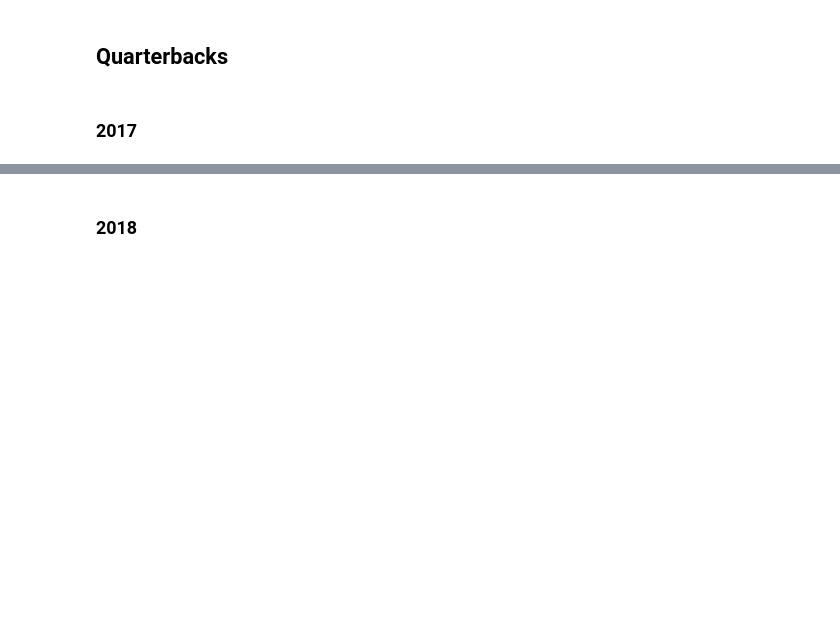
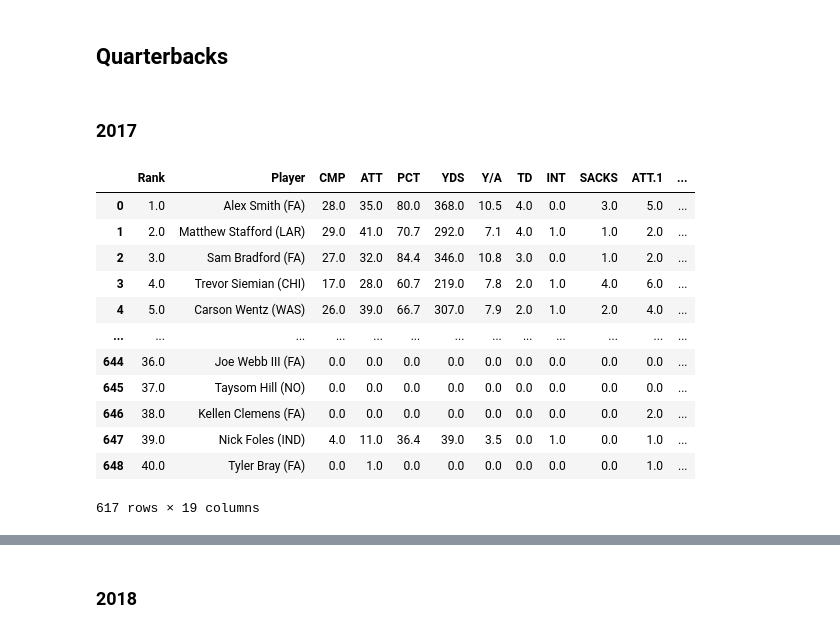
Before and after one commit to meljoy1099/fantasy-football-draft-analysis, a Jupyter notebook: Format FP Data for Time Series.ipynb, the cells around one changed output, grey strips where cells are left out. Cells and saved outputs as stored; diff of their text form; code cells hidden in the pictures; blank space fills up the shorter version.

```diff
--- a/Format FP Data for Time Series.ipynb
+++ b/Format FP Data for Time Series.ipynb
@@ -79,30 +83,45 @@ qb_2017 = ['qb_2017_w1','qb_2017_w2','qb_2017_w3','qb_2017_w4','qb_2017_w5','qb_
 
 # create empty list
 qb_2017_list = []
 
 # append datasets into the list
 for i in range(len(qb_2017)):
     temp_df = pd.read_csv("./data/qb/2017/"+qb_2017[i]+".csv")
     qb_2017_list.append(temp_df)
 
 # Assign new column for game date
 qb_2017_list[0]['Date'] = pd.to_datetime('9/7/2017')
 qb_2017_list[1]['Date'] = pd.to_datetime('9/14/2017')
 qb_2017_list[2]['Date'] = pd.to_datetime('9/21/2017')
 qb_2017_list[3]['Date'] = pd.to_datetime('9/28/2017')
 qb_2017_list[4]['Date'] = pd.to_datetime('10/5/2017')
 qb_2017_list[5]['Date'] = pd.to_datetime('10/12/2017')
 qb_2017_list[6]['Date'] = pd.to_datetime('10/19/2017')
 qb_2017_list[7]['Date'] = pd.to_datetime('10/26/2017')
 qb_2017_list[8]['Date'] = pd.to_datetime('11/2/2017')
 qb_2017_list[9]['Date'] = pd.to_datetime('11/9/2017')
 qb_2017_list[10]['Date'] = pd.to_datetime('11/16/2017')
 qb_2017_list[11]['Date'] = pd.to_datetime('11/23/2017')
 qb_2017_list[12]['Date'] = pd.to_datetime('11/30/2017')
 qb_2017_list[13]['Date'] = pd.to_datetime('12/7/2017')
 qb_2017_list[14]['Date'] = pd.to_datetime('12/14/2017')
 qb_2017_list[15]['Date'] = pd.to_datetime('12/23/2017')
 qb_2017_list[16]['Date'] = pd.to_datetime('12/31/2017')
 
 # Merge dataframe with dates
 qb_2017_df = pd.concat(qb_2017_list, axis=0, ignore_index=True).dropna()
+qb_2017_df
+# %% [output]
+|  | Rank | Player | CMP | ATT | PCT | YDS | Y/A | TD | INT | SACKS | ATT.1 | ... |
+| 0 | 1.0 | Alex Smith (FA) | 28.0 | 35.0 | 80.0 | 368.0 | 10.5 | 4.0 | 0.0 | 3.0 | 5.0 | ... |
+| 1 | 2.0 | Matthew Stafford (LAR) | 29.0 | 41.0 | 70.7 | 292.0 | 7.1 | 4.0 | 1.0 | 1.0 | 2.0 | ... |
+| 2 | 3.0 | Sam Bradford (FA) | 27.0 | 32.0 | 84.4 | 346.0 | 10.8 | 3.0 | 0.0 | 1.0 | 2.0 | ... |
+| 3 | 4.0 | Trevor Siemian (CHI) | 17.0 | 28.0 | 60.7 | 219.0 | 7.8 | 2.0 | 1.0 | 4.0 | 6.0 | ... |
+| 4 | 5.0 | Carson Wentz (WAS) | 26.0 | 39.0 | 66.7 | 307.0 | 7.9 | 2.0 | 1.0 | 2.0 | 4.0 | ... |
+| ... | ... | ... | ... | ... | ... | ... | ... | ... | ... | ... | ... | ... |
+| 644 | 36.0 | Joe Webb III (FA) | 0.0 | 0.0 | 0.0 | 0.0 | 0.0 | 0.0 | 0.0 | 0.0 | 0.0 | ... |
+| 645 | 37.0 | Taysom Hill (NO) | 0.0 | 0.0 | 0.0 | 0.0 | 0.0 | 0.0 | 0.0 | 0.0 | 0.0 | ... |
+| 646 | 38.0 | Kellen Clemens (FA) | 0.0 | 0.0 | 0.0 | 0.0 | 0.0 | 0.0 | 0.0 | 0.0 | 2.0 | ... |
+| 647 | 39.0 | Nick Foles (IND) | 4.0 | 11.0 | 36.4 | 39.0 | 3.5 | 0.0 | 1.0 | 0.0 | 1.0 | ... |
+| 648 | 40.0 | Tyler Bray (FA) | 0.0 | 1.0 | 0.0 | 0.0 | 0.0 | 0.0 | 0.0 | 0.0 | 1.0 | ... |
+617 rows × 19 columns
```
Also changed, not shown: parts of 10 cells of this notebook, 9 other files.
